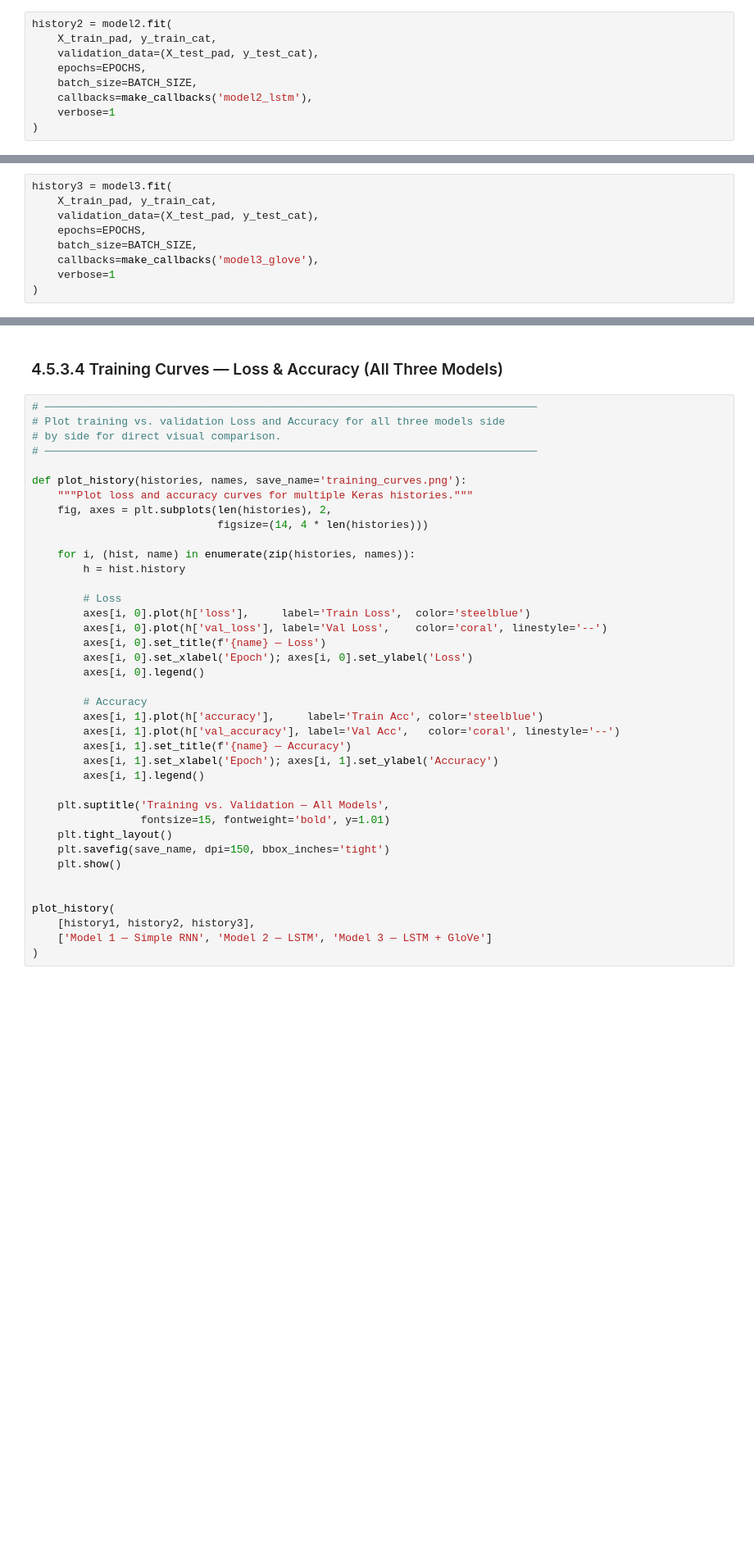
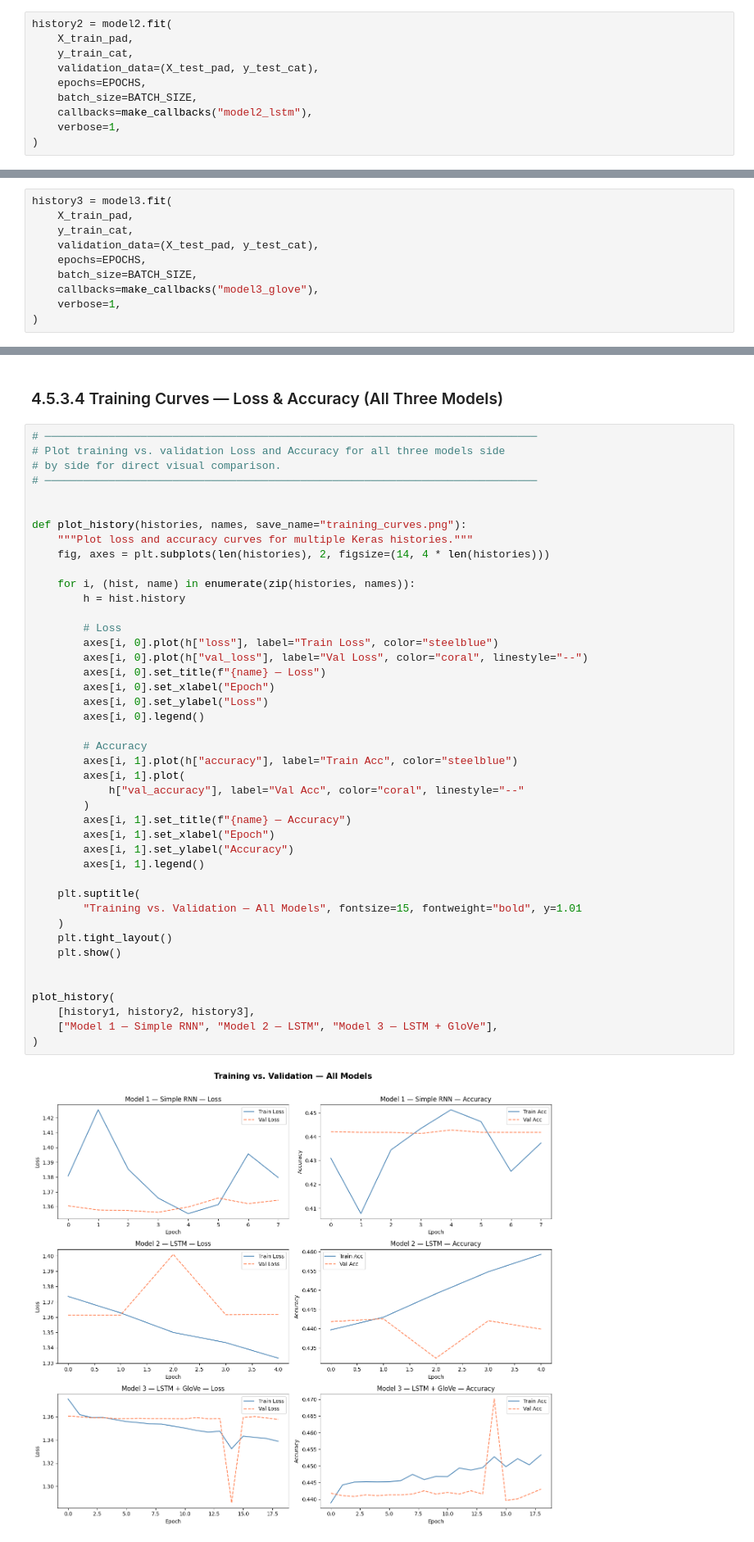
Before and after one commit to nl-codes/6CS012-Artificial-Intelligence-and-Machine-Learning, a Jupyter notebook: assessment/nlp_task/nlp-task.ipynb, the cells around one changed output, grey strips where cells are left out. Shown at 82% size. Saved outputs shown, nothing was run; the diff lists cells and outputs as text; blank space fills up the shorter version.

```diff
--- a/assessment/nlp_task/nlp-task.ipynb
+++ b/assessment/nlp_task/nlp-task.ipynb
@@ -489,10 +599,11 @@ history1 = model1.fit(
 ### 4.5.3.2 Train Model 2 — LSTM
 # %%
 history2 = model2.fit(
-    X_train_pad, y_train_cat,
+    X_train_pad,
+    y_train_cat,
     validation_data=(X_test_pad, y_test_cat),
     epochs=EPOCHS,
     batch_size=BATCH_SIZE,
-    callbacks=make_callbacks('model2_lstm'),
-    verbose=1
+    callbacks=make_callbacks("model2_lstm"),
+    verbose=1,
 )
@@ -500,10 +624,11 @@ history2 = model2.fit(
 ### 4.5.3.3 Train Model 3 — LSTM + GloVe
 # %%
 history3 = model3.fit(
-    X_train_pad, y_train_cat,
+    X_train_pad,
+    y_train_cat,
     validation_data=(X_test_pad, y_test_cat),
     epochs=EPOCHS,
     batch_size=BATCH_SIZE,
-    callbacks=make_callbacks('model3_glove'),
-    verbose=1
+    callbacks=make_callbacks("model3_glove"),
+    verbose=1,
 )
@@ -512,42 +655,48 @@ history3 = model3.fit(
 # %%
 # ─────────────────────────────────────────────────────────────────────────────
 # Plot training vs. validation Loss and Accuracy for all three models side
 # by side for direct visual comparison.
 # ─────────────────────────────────────────────────────────────────────────────
 
-def plot_history(histories, names, save_name='training_curves.png'):
+
+def plot_history(histories, names, save_name="training_curves.png"):
     """Plot loss and accuracy curves for multiple Keras histories."""
-    fig, axes = plt.subplots(len(histories), 2,
-                             figsize=(14, 4 * len(histories)))
+    fig, axes = plt.subplots(len(histories), 2, figsize=(14, 4 * len(histories)))
 
     for i, (hist, name) in enumerate(zip(histories, names)):
         h = hist.history
 
         # Loss
-        axes[i, 0].plot(h['loss'],     label='Train Loss',  color='steelblue')
-        axes[i, 0].plot(h['val_loss'], label='Val Loss',    color='coral', linestyle='--')
-        axes[i, 0].set_title(f'{name} — Loss')
-        axes[i, 0].set_xlabel('Epoch'); axes[i, 0].set_ylabel('Loss')
+        axes[i, 0].plot(h["loss"], label="Train Loss", color="steelblue")
+        axes[i, 0].plot(h["val_loss"], label="Val Loss", color="coral", linestyle="--")
+        axes[i, 0].set_title(f"{name} — Loss")
+        axes[i, 0].set_xlabel("Epoch")
+        axes[i, 0].set_ylabel("Loss")
         axes[i, 0].legend()
 
         # Accuracy
-        axes[i, 1].plot(h['accuracy'],     label='Train Acc', color='steelblue')
-        axes[i, 1].plot(h['val_accuracy'], label='Val Acc',   color='coral', linestyle='--')
-        axes[i, 1].set_title(f'{name} — Accuracy')
-        axes[i, 1].set_xlabel('Epoch'); axes[i, 1].set_ylabel('Accuracy')
+        axes[i, 1].plot(h["accuracy"], label="Train Acc", color="steelblue")
+        axes[i, 1].plot(
+            h["val_accuracy"], label="Val Acc", color="coral", linestyle="--"
+        )
+        axes[i, 1].set_title(f"{name} — Accuracy")
+        axes[i, 1].set_xlabel("Epoch")
+        axes[i, 1].set_ylabel("Accuracy")
         axes[i, 1].legend()
 
-    plt.suptitle('Training vs. Validation — All Models',
-                 fontsize=15, fontweight='bold', y=1.01)
+    plt.suptitle(
+        "Training vs. Validation — All Models", fontsize=15, fontweight="bold", y=1.01
+    )
     plt.tight_layout()
-    plt.savefig(save_name, dpi=150, bbox_inches='tight')
     plt.show()
 
 
 plot_history(
     [history1, history2, history3],
-    ['Model 1 — Simple RNN', 'Model 2 — LSTM', 'Model 3 — LSTM + GloVe']
+    ["Model 1 — Simple RNN", "Model 2 — LSTM", "Model 3 — LSTM + GloVe"],
 )
+# %% [output]
+[figure, added]
 # %% [markdown]
 ---
 ## 4.5.4 — Evaluation
```
Also changed, not shown: parts of 21 cells of this notebook.
